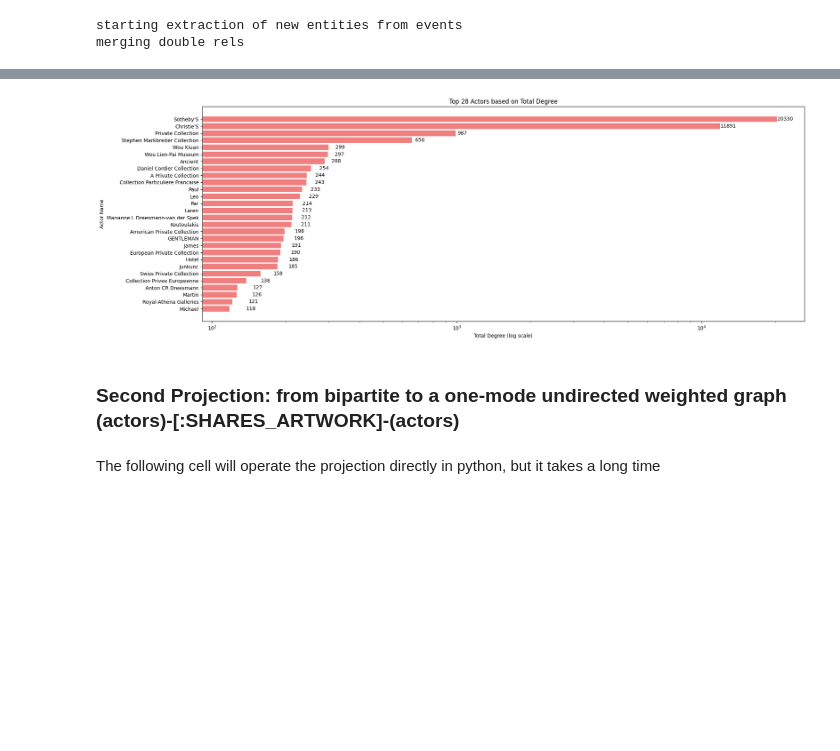
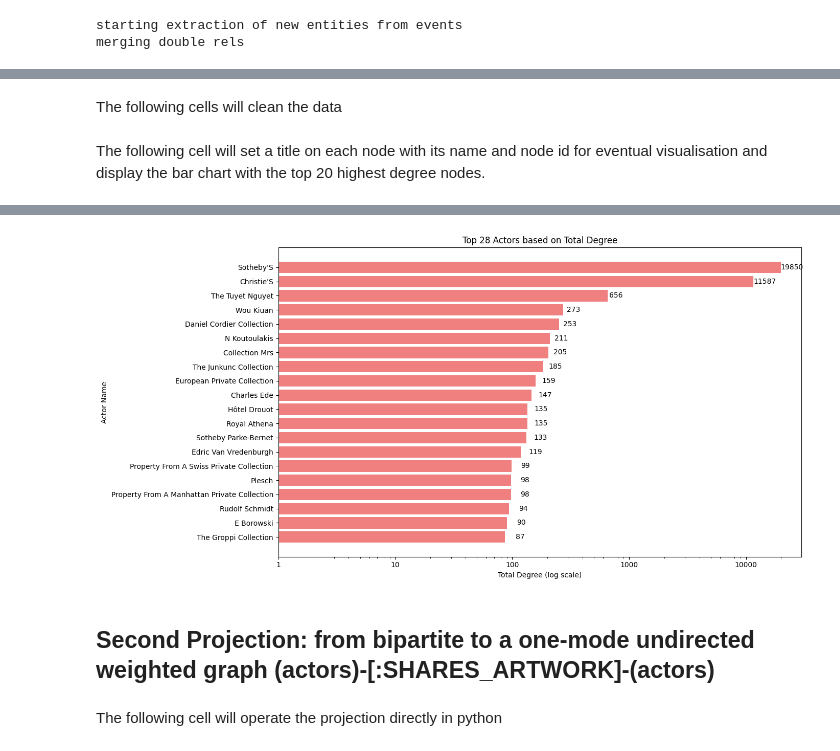
Before and after one commit to riccardogvn/AIKoGAM, a Jupyter notebook: AIKoGAM_notebook.ipynb, the cells around one changed output, grey strips where cells are left out. Drawn from its saved outputs; the diff is of its cells as text; code cells hidden in the pictures; blank space fills up the shorter version.

```diff
--- a/AIKoGAM_notebook.ipynb
+++ b/AIKoGAM_notebook.ipynb
@@ -146,5 +137,2 @@ with open('datasets/db.json','r',encoding='utf-8') as d:
 # %% [output]
 529 30422
-# %%
-with open('events/events.txt','r',encoding='utf-8') as f:
-    data = f.readlines()
@@ -627,3 +291,3 @@ Edge count: 128992
 # %%
 # load graph object from file
-G = pickle.load(open('graphs/graph.pickle', 'rb'))
+G = pickle.load(open(f'{GRAPH_FOLDER}{graph_pickle}', 'rb'))
@@ -1074,0 +369,5 @@ The Celebrated Collection Of Greek
+# %%
+similar_nodes = pickle.load(open(f'{DATASET_FOLDER}similar_nodes.pickle','rb'))
+mergeswaw = pickle.load(open(f'{DATASET_FOLDER}mergesraw.pickle'))
+subgraph = pickle.load(open(f'{GRAPH_FOLDER}{subgraph_pickle}_clean.pickle','rb'))
+excls, count = similarityCheckRemoval(similar_nodes,subgraph)
@@ -1074,0 +383,4 @@ The Celebrated Collection Of Greek
+# %%
+sub = pickle.load(open(f'{GRAPH_FOLDER}{subgraph_pickle}_clean.pickle','rb'))
+# %% [markdown]
+The following cells will clean the data
@@ -1075,43 +401,13 @@ The Celebrated Collection Of Greek
+# %% [markdown]
+The following cell will set a title on each node with its name and node id for eventual visualisation and display the bar chart with the top 20 highest degree nodes.
 # %%
-import matplotlib.pyplot as plt
-import numpy as np
-import os
-
-# Calculate total degree for each actor node
-actor_degrees = {node: subgraph.degree(node) for node in subgraph.nodes() if subgraph.nodes[node]['label'] == 'actor'}
-
-# Sort nodes by total degree in descending order
-sorted_nodes = sorted(actor_degrees, key=actor_degrees.get, reverse=True)
-
-# Choose the top 28 nodes (actors with highest total degree)
-top_nodes = sorted_nodes[:28]
-for node in top_nodes:
-    print(node)
-
-
-# Get names and total degree values for the top nodes
-node_names = [subgraph.nodes[node]['properties']['name'] for node in top_nodes]
-node_total_degrees = [actor_degrees[node] for node in top_nodes]
-
-# Create a bar plot with logarithmic scale
-plt.figure(figsize=(20, 7))  # Adjust the figure size for a 2:1 ratio
-bars = plt.barh(node_names, node_total_degrees, color='lightcoral')  # Use a light coral color
-plt.xscale('log')  # Set x-axis to logarithmic scale
-plt.xlabel('Total Degree (log scale)')
-plt.ylabel('Actor Name')
-plt.title('Top 28 Actors based on Total Degree')
-plt.gca().invert_yaxis()  # Invert y-axis to have the highest degree at the top
-
-# Display total degree values inside the bars
-for i, bar in enumerate(bars):
-    plt.text(bar.get_width() +20, bar.get_y() + bar.get_height()/2, f'{node_total_degrees[i]}', va='center')
-# Adjust margins to prevent text from going outside the figure boundary
-plt.subplots_adjust(left=0.2, right=15)
-
-# Create 'plots' directory if it doesn't exist
-os.makedirs('plots', exist_ok=True)
-
-plt.tight_layout()  # Adjust layout for better appearance
-plt.savefig('plots/total_degree_plot.png', dpi=300, bbox_inches='tight')  # Save the plot to a file
-plt.show()
+sub = pickle.load(open(f'{GRAPH_FOLDER}{subgraph_pickle}_clean.pickle','rb'))
+for node in tqdm(sub.nodes(), desc='Setting titles'):
+    if sub.nodes[node]['label'] == 'actor':
+        name = sub.nodes[node]['properties']['name']
+        sub.nodes[node]['title'] = f"Actor: {name} (ID: {node})"
+    elif sub.nodes[node]['label'] == 'artwork':
+        lotTitle = sub.nodes[node]['properties']['lotTitle']
+        sub.nodes[node]['title'] = f"Artwork: {lotTitle} (ID: {node})"
+barDegree(sub,num=20)
 # %% [output]
@@ -1135,6 +434,6 @@ Michael
-[figure, old version]
+[figure, new version]
 # %% [markdown]
-<h3>Second Projection: from bipartite to a one-mode undirected weighted graph (actors)-[:SHARES_ARTWORK]-(actors)</h3>
+<h2>Second Projection: from bipartite to a one-mode undirected weighted graph (actors)-[:SHARES_ARTWORK]-(actors)</h2>
 # %% [markdown]
-The following cell will operate the projection directly in python, but it takes a long time
+The following cell will operate the projection directly in python
 # %%
```
Also changed, not shown: parts of 77 cells of this notebook.
